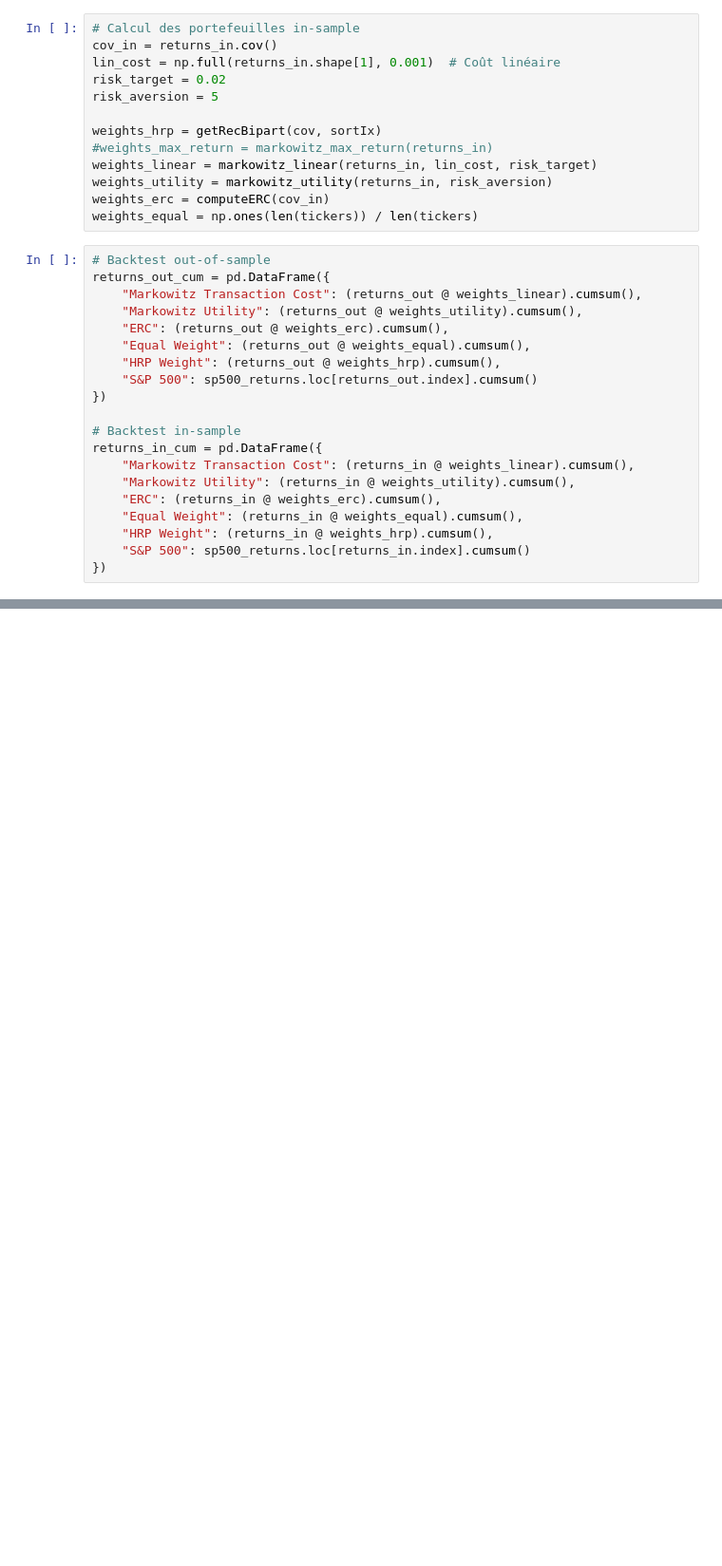
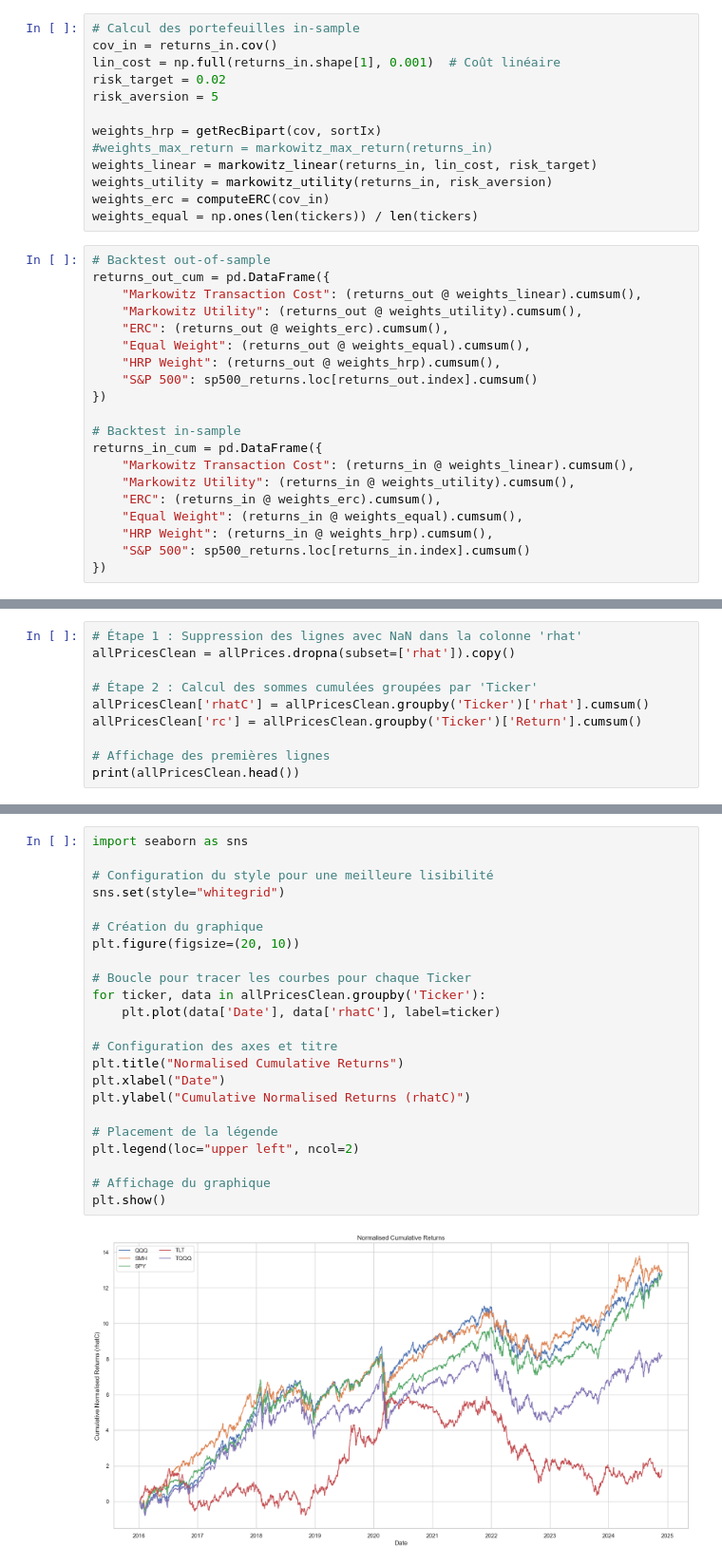
Before and after one commit to ThxHuncho/PortfofioOpt, a Jupyter notebook: Systematic Asset Management.ipynb, the cells around one changed output, grey strips where cells are left out. Shown at 95% size. Cells and saved outputs as stored; diff of their text form; blank space fills up the shorter version.

```diff
--- a/Systematic Asset Management.ipynb
+++ b/Systematic Asset Management.ipynb
@@ -390,0 +465,10 @@ Statistiques de performance :
+# %%
+# Étape 1 : Suppression des lignes avec NaN dans la colonne 'rhat'
+allPricesClean = allPrices.dropna(subset=['rhat']).copy()
+
+# Étape 2 : Calcul des sommes cumulées groupées par 'Ticker'
+allPricesClean['rhatC'] = allPricesClean.groupby('Ticker')['rhat'].cumsum()
+allPricesClean['rc'] = allPricesClean.groupby('Ticker')['Return'].cumsum()
+
+# Affichage des premières lignes
+print(allPricesClean.head())
@@ -390,0 +507,25 @@ Statistiques de performance :
+# %%
+import seaborn as sns
+
+# Configuration du style pour une meilleure lisibilité
+sns.set(style="whitegrid")
+
+# Création du graphique
+plt.figure(figsize=(20, 10))
+
+# Boucle pour tracer les courbes pour chaque Ticker
+for ticker, data in allPricesClean.groupby('Ticker'):
+    plt.plot(data['Date'], data['rhatC'], label=ticker)
+
+# Configuration des axes et titre
+plt.title("Normalised Cumulative Returns")
+plt.xlabel("Date")
+plt.ylabel("Cumulative Normalised Returns (rhatC)")
+
+# Placement de la légende
+plt.legend(loc="upper left", ncol=2)
+
+# Affichage du graphique
+plt.show()
+# %% [output]
+[figure, added]
```
Also changed, not shown: parts of 24 cells of this notebook.
